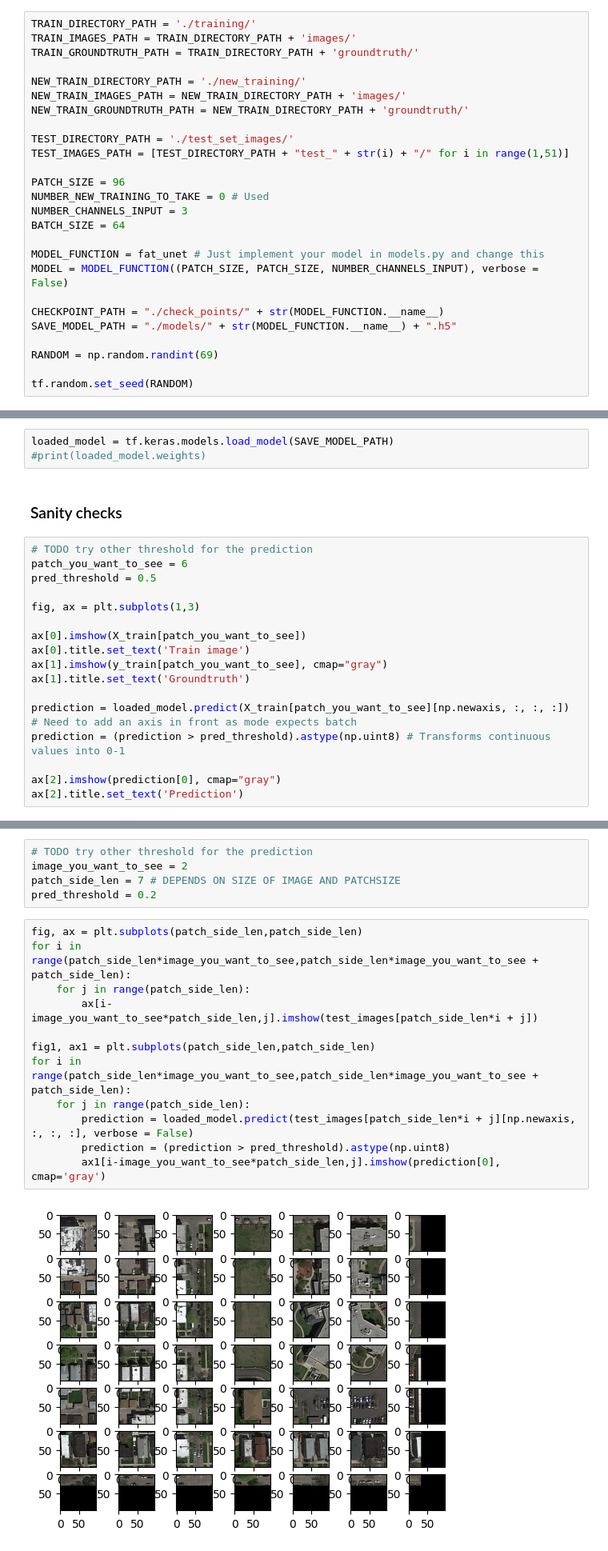
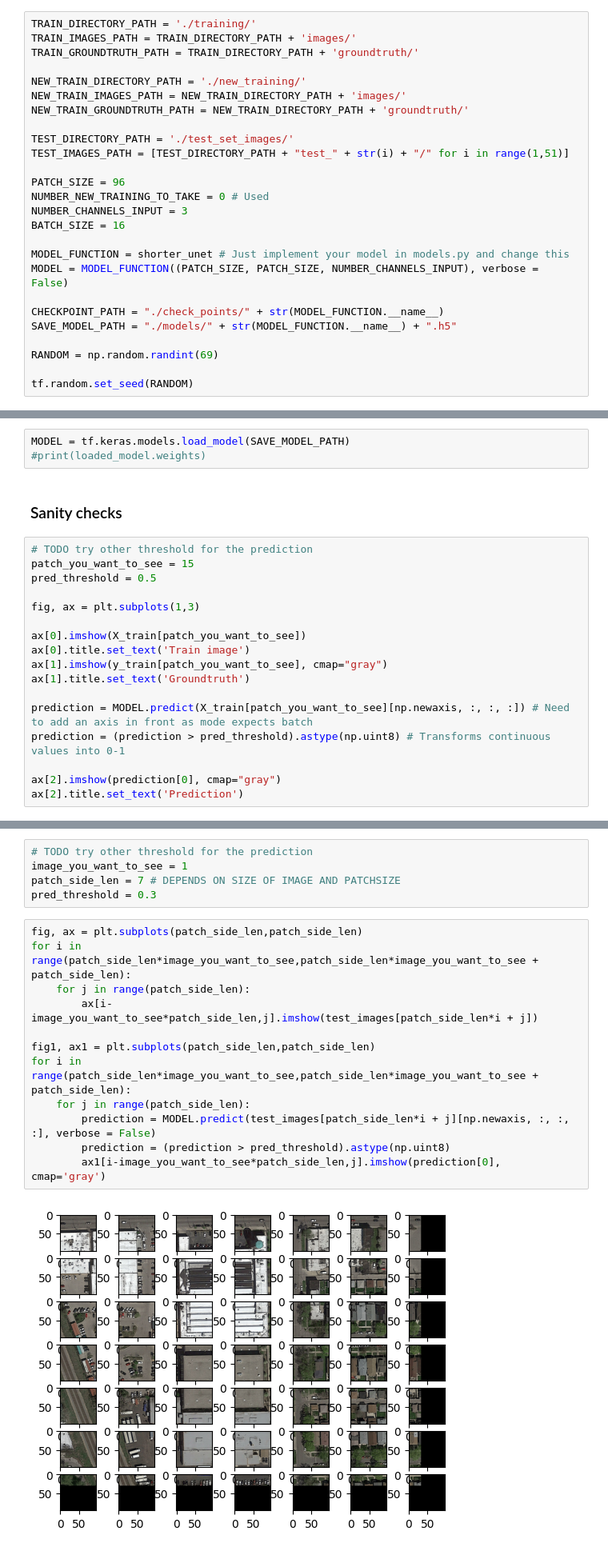
Before and after one commit to mateo762/unet-road-segmentation, a Jupyter notebook: Unet.ipynb, the cells around one changed output, grey strips where cells are left out. Shown: that part at 80% size. Drawn from its saved outputs; the diff is of its cells as text.

```diff
--- a/Unet.ipynb
+++ b/Unet.ipynb
@@ -78,9 +78,9 @@ TEST_IMAGES_PATH = [TEST_DIRECTORY_PATH + "test_" + str(i) + "/" for i in range(
 PATCH_SIZE = 96
 NUMBER_NEW_TRAINING_TO_TAKE = 0 # Used
 NUMBER_CHANNELS_INPUT = 3
-BATCH_SIZE = 64
+BATCH_SIZE = 16
 
-MODEL_FUNCTION = fat_unet # Just implement your model in models.py and change this
+MODEL_FUNCTION = shorter_unet # Just implement your model in models.py and change this
 MODEL = MODEL_FUNCTION((PATCH_SIZE, PATCH_SIZE, NUMBER_CHANNELS_INPUT), verbose = False)
 
 CHECKPOINT_PATH = "./check_points/" + str(MODEL_FUNCTION.__name__)
@@ -226,13 +226,13 @@ Epoch 20: val_loss did not improve from 0.08841
 # %% [markdown]
 ### Instead of running the model you can fetch it from the file
 # %%
-loaded_model = tf.keras.models.load_model(SAVE_MODEL_PATH)
+MODEL = tf.keras.models.load_model(SAVE_MODEL_PATH)
 #print(loaded_model.weights)
 # %% [markdown]
 ### Sanity checks
 # %%
 # TODO try other threshold for the prediction
-patch_you_want_to_see = 6
+patch_you_want_to_see = 15
 pred_threshold = 0.5
 
 fig, ax = plt.subplots(1,3)
@@ -242,7 +242,7 @@ ax[0].title.set_text('Train image')
 ax[1].imshow(y_train[patch_you_want_to_see], cmap="gray")
 ax[1].title.set_text('Groundtruth')
 
-prediction = loaded_model.predict(X_train[patch_you_want_to_see][np.newaxis, :, :, :]) # Need to add an axis in front as mode expects batch
+prediction = MODEL.predict(X_train[patch_you_want_to_see][np.newaxis, :, :, :]) # Need to add an axis in front as mode expects batch
 prediction = (prediction > pred_threshold).astype(np.uint8) # Transforms continuous values into 0-1
 
 ax[2].imshow(prediction[0], cmap="gray")
@@ -253,19 +253,19 @@ ax[2].title.set_text('Prediction')
 # %%
 # TODO try other threshold for the prediction
-image_you_want_to_see = 2
+image_you_want_to_see = 1
 patch_side_len = 7 # DEPENDS ON SIZE OF IMAGE AND PATCHSIZE
-pred_threshold = 0.2
+pred_threshold = 0.3
 # %%
 fig, ax = plt.subplots(patch_side_len,patch_side_len)
 for i in range(patch_side_len*image_you_want_to_see,patch_side_len*image_you_want_to_see + patch_side_len):
     for j in range(patch_side_len):
         ax[i-image_you_want_to_see*patch_side_len,j].imshow(test_images[patch_side_len*i + j])
 
 fig1, ax1 = plt.subplots(patch_side_len,patch_side_len)
 for i in range(patch_side_len*image_you_want_to_see,patch_side_len*image_you_want_to_see + patch_side_len):
     for j in range(patch_side_len):
-        prediction = loaded_model.predict(test_images[patch_side_len*i + j][np.newaxis, :, :, :], verbose = False)
+        prediction = MODEL.predict(test_images[patch_side_len*i + j][np.newaxis, :, :, :], verbose = False)
         prediction = (prediction > pred_threshold).astype(np.uint8)
         ax1[i-image_you_want_to_see*patch_side_len,j].imshow(prediction[0], cmap='gray')
 # %% [output]
-[figure, old version]
+[figure, new version]
```
Also changed, not shown: parts of 4 cells of this notebook, 3 other files.
